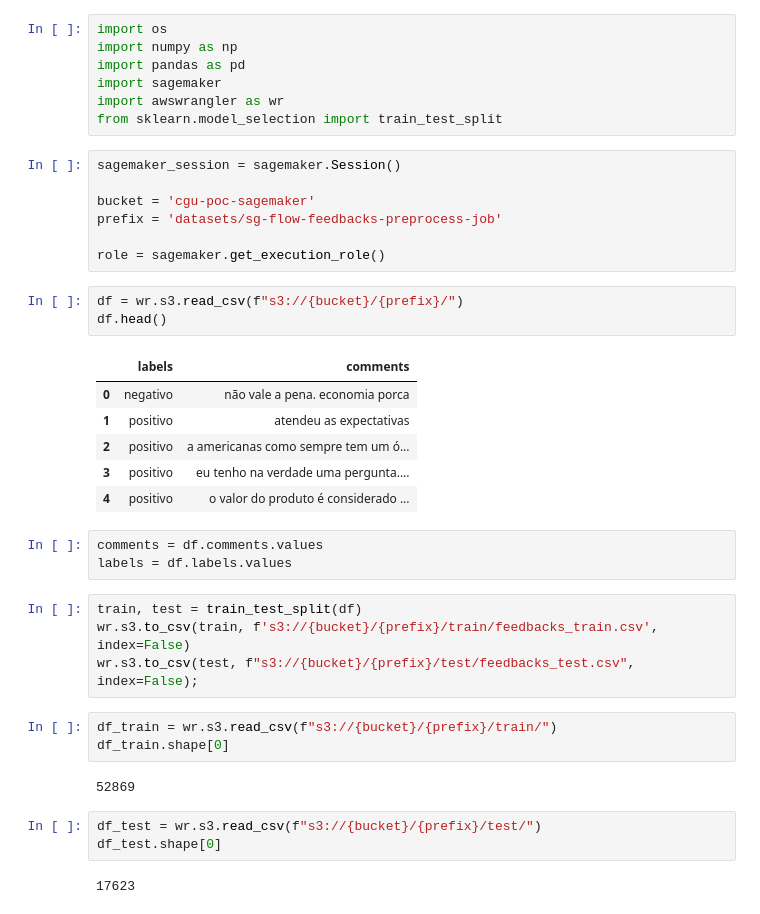
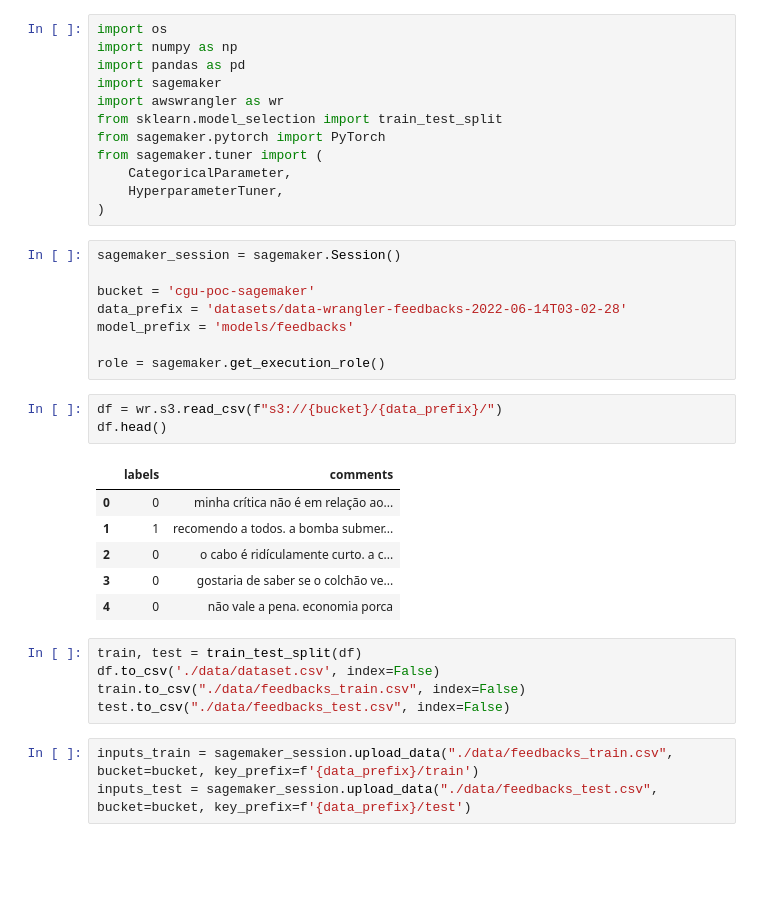
Before and after one commit to gabrielmartinigit/aws-sagemaker-mlops, a Jupyter notebook: ml/modelbuild/sagemaker_script_mode.ipynb, the cells around one changed output. Saved outputs shown, nothing was run; the diff lists cells and outputs as text; blank space fills up the shorter version.

```diff
--- a/ml/modelbuild/sagemaker_script_mode.ipynb
+++ b/ml/modelbuild/sagemaker_script_mode.ipynb
@@ -25,37 +25,34 @@ import pandas as pd
 import sagemaker
 import awswrangler as wr
 from sklearn.model_selection import train_test_split
+from sagemaker.pytorch import PyTorch
+from sagemaker.tuner import (
+    CategoricalParameter,
+    HyperparameterTuner,
+)
 # %%
 sagemaker_session = sagemaker.Session()
 
 bucket = 'cgu-poc-sagemaker'
-prefix = 'datasets/sg-flow-feedbacks-preprocess-job'
+data_prefix = 'datasets/data-wrangler-feedbacks-2022-06-14T03-02-28'
+model_prefix = 'models/feedbacks'
 
 role = sagemaker.get_execution_role()
 # %%
-df = wr.s3.read_csv(f"s3://{bucket}/{prefix}/")
+df = wr.s3.read_csv(f"s3://{bucket}/{data_prefix}/")
 df.head()
 # %% [output]
 |  | labels | comments |
-| 0 | negativo | não vale a pena. economia porca |
-| 1 | positivo | atendeu as expectativas |
-| 2 | positivo | a americanas como sempre tem um ó... |
-| 3 | positivo | eu tenho na verdade uma pergunta.... |
-| 4 | positivo | o valor do produto é considerado ... |
+| 0 | 0 | minha crítica não é em relação ao... |
+| 1 | 1 | recomendo a todos. a bomba submer... |
+| 2 | 0 | o cabo é ridículamente curto. a c... |
+| 3 | 0 | gostaria de saber se o colchão ve... |
+| 4 | 0 | não vale a pena. economia porca |
-# %%
-comments = df.comments.values
-labels = df.labels.values
 # %%
 train, test = train_test_split(df)
-wr.s3.to_csv(train, f's3://{bucket}/{prefix}/train/feedbacks_train.csv', index=False)
-wr.s3.to_csv(test, f"s3://{bucket}/{prefix}/test/feedbacks_test.csv", index=False);
+df.to_csv('./data/dataset.csv', index=False)
+train.to_csv("./data/feedbacks_train.csv", index=False)
+test.to_csv("./data/feedbacks_test.csv", index=False)
-# %%
-df_train = wr.s3.read_csv(f"s3://{bucket}/{prefix}/train/")
-df_train.shape[0]
-# %% [output]
-52869
-# %%
-df_test = wr.s3.read_csv(f"s3://{bucket}/{prefix}/test/")
-df_test.shape[0]
-# %% [output]
-17623
+# %%
+inputs_train = sagemaker_session.upload_data("./data/feedbacks_train.csv", bucket=bucket, key_prefix=f'{data_prefix}/train')
+inputs_test = sagemaker_session.upload_data("./data/feedbacks_test.csv", bucket=bucket, key_prefix=f'{data_prefix}/test')
```
Also changed, not shown: parts of 5 cells of this notebook, 6 other files.
